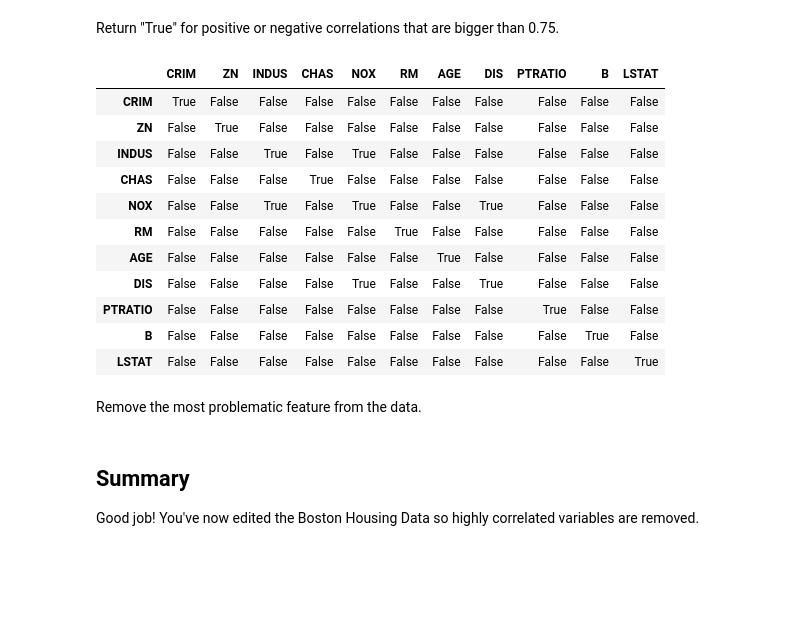
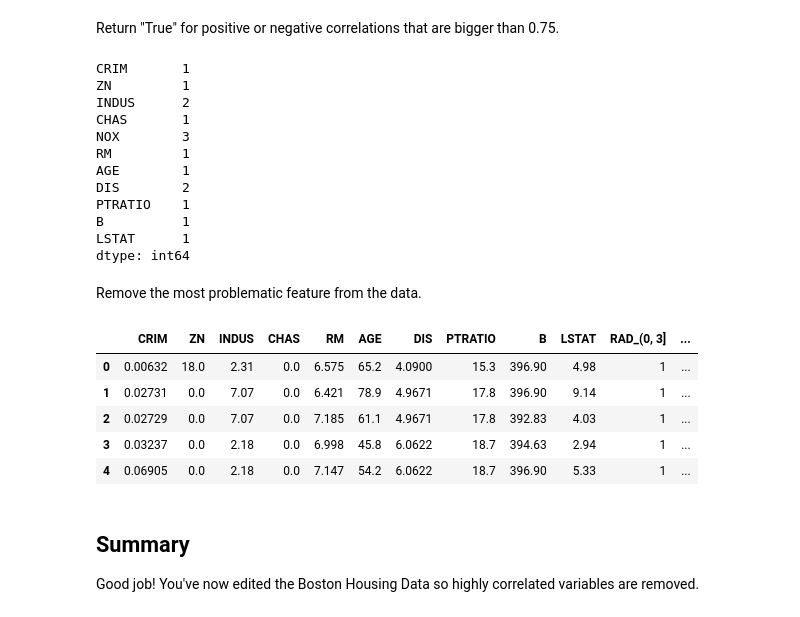
Before and after one commit to rickrouth12/dsc-1-11-07-multicollinearity-of-features-lab-online-ds-pt-011419, a Jupyter notebook: index.ipynb, the cells around one changed output. Drawn from its saved outputs; the diff is of its cells as text; code cells hidden in the pictures; blank space fills up the shorter version.

```diff
--- a/index.ipynb
+++ b/index.ipynb
@@ -79,24 +79,32 @@ boston_partial.corr()
 # %% [markdown]
 Return "True" for positive or negative correlations that are bigger than 0.75.
 # %%
-abs(boston_partial.corr()) > 0.75
+(abs(boston_partial.corr()) > 0.75).sum()
 # %% [output]
-|  | CRIM | ZN | INDUS | CHAS | NOX | RM | AGE | DIS | PTRATIO | B | LSTAT |
-| CRIM | True | False | False | False | False | False | False | False | False | False | False |
-| ZN | False | True | False | False | False | False | False | False | False | False | False |
-| INDUS | False | False | True | False | True | False | False | False | False | False | False |
-| CHAS | False | False | False | True | False | False | False | False | False | False | False |
-| NOX | False | False | True | False | True | False | False | True | False | False | False |
-| RM | False | False | False | False | False | True | False | False | False | False | False |
-| AGE | False | False | False | False | False | False | True | False | False | False | False |
-| DIS | False | False | False | False | True | False | False | True | False | False | False |
-| PTRATIO | False | False | False | False | False | False | False | False | True | False | False |
-| B | False | False | False | False | False | False | False | False | False | True | False |
-| LSTAT | False | False | False | False | False | False | False | False | False | False | True |
+CRIM       1
+ZN         1
+INDUS      2
+CHAS       1
+NOX        3
+RM         1
+AGE        1
+DIS        2
+PTRATIO    1
+B          1
+LSTAT      1
+dtype: int64
 # %% [markdown]
 Remove the most problematic feature from the data.
 # %%
 boston_features = boston_features.drop("NOX", axis=1)
+boston_features.head()
+# %% [output]
+|  | CRIM | ZN | INDUS | CHAS | RM | AGE | DIS | PTRATIO | B | LSTAT | RAD_(0, 3] | ... |
+| 0 | 0.00632 | 18.0 | 2.31 | 0.0 | 6.575 | 65.2 | 4.0900 | 15.3 | 396.90 | 4.98 | 1 | ... |
+| 1 | 0.02731 | 0.0 | 7.07 | 0.0 | 6.421 | 78.9 | 4.9671 | 17.8 | 396.90 | 9.14 | 1 | ... |
+| 2 | 0.02729 | 0.0 | 7.07 | 0.0 | 7.185 | 61.1 | 4.9671 | 17.8 | 392.83 | 4.03 | 1 | ... |
+| 3 | 0.03237 | 0.0 | 2.18 | 0.0 | 6.998 | 45.8 | 6.0622 | 18.7 | 394.63 | 2.94 | 1 | ... |
+| 4 | 0.06905 | 0.0 | 2.18 | 0.0 | 7.147 | 54.2 | 6.0622 | 18.7 | 396.90 | 5.33 | 1 | ... |
 # %% [markdown]
 ## Summary
 Good job! You've now edited the Boston Housing Data so highly correlated variables are removed.
```
